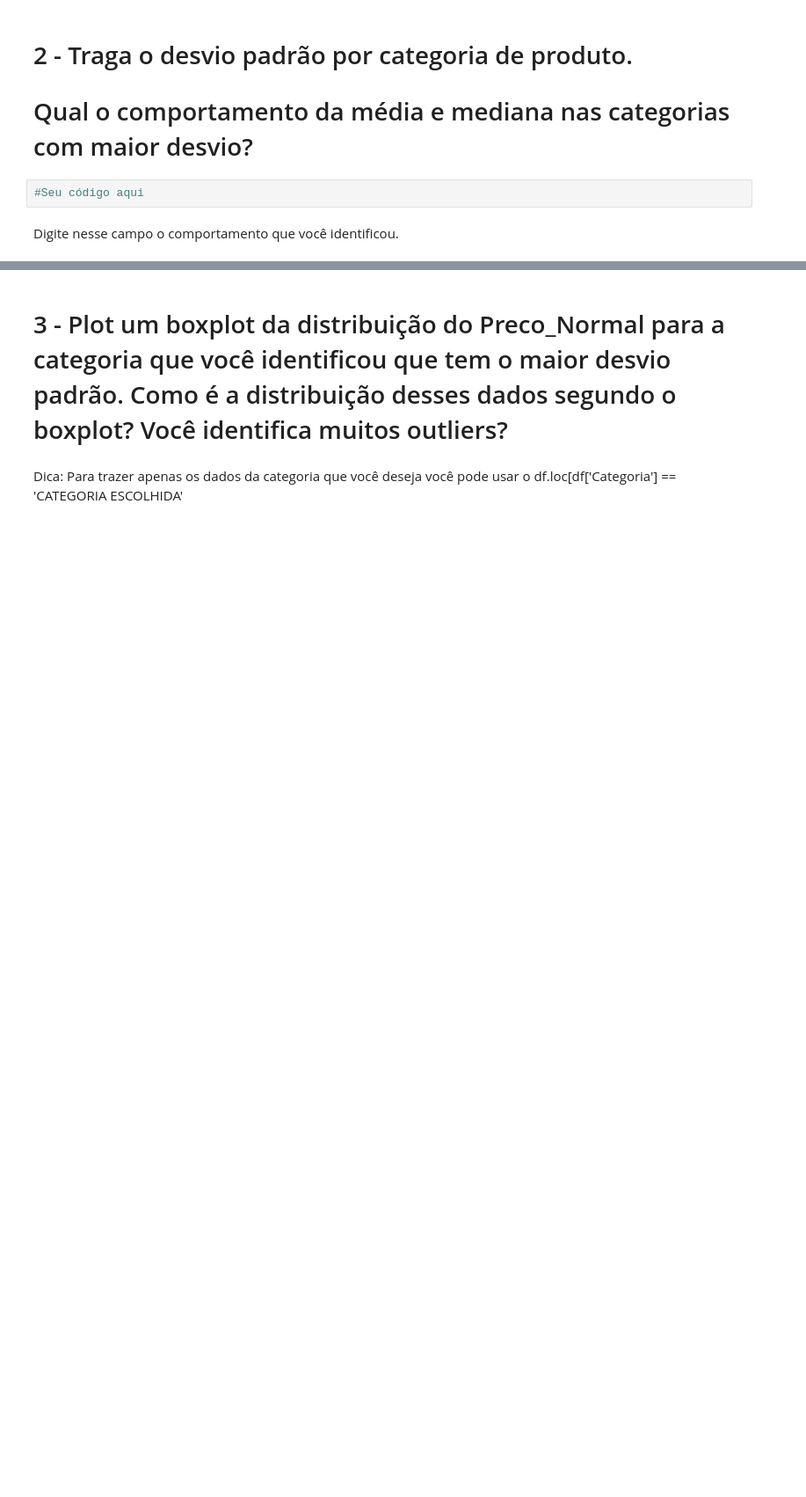
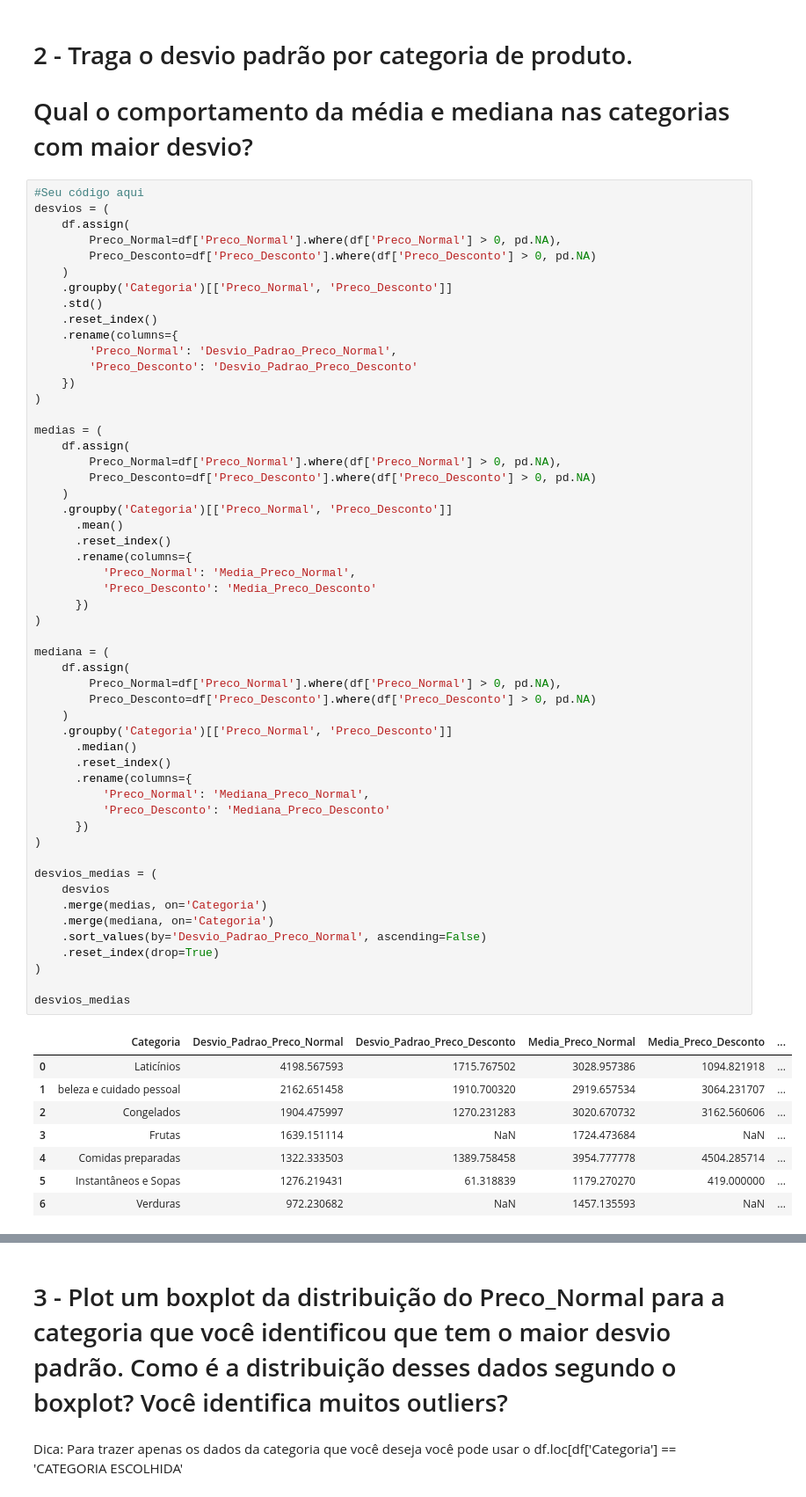
Before and after one commit to decknho/projeto-supermercado-EBAC, a Jupyter notebook: Profissao Cientista de Dados M13 Projeto.ipynb, the cells around one changed output, grey strips where cells are left out. Shown at 88% size. Saved outputs shown, nothing was run; the diff lists cells and outputs as text; blank space fills up the shorter version.

```diff
--- a/Profissao Cientista de Dados M13 Projeto.ipynb
+++ b/Profissao Cientista de Dados M13 Projeto.ipynb
@@ -70,7 +134,65 @@ Digite aqui as categorias:
 # %% [markdown]
 # 2 - Traga o desvio padrão por categoria de produto.
 # Qual o comportamento da média e mediana nas categorias com maior desvio?
-# %%
-#Seu código aqui
-# %% [markdown]
-Digite nesse campo o comportamento que você identificou.
+# %%
+#Seu código aqui
+desvios = (
+    df.assign(
+        Preco_Normal=df['Preco_Normal'].where(df['Preco_Normal'] > 0, pd.NA),
+        Preco_Desconto=df['Preco_Desconto'].where(df['Preco_Desconto'] > 0, pd.NA)
+    )
+    .groupby('Categoria')[['Preco_Normal', 'Preco_Desconto']]
+    .std()
+    .reset_index()
+    .rename(columns={
+        'Preco_Normal': 'Desvio_Padrao_Preco_Normal',
+        'Preco_Desconto': 'Desvio_Padrao_Preco_Desconto'
+    })
+)
+
+medias = (
+    df.assign(
+        Preco_Normal=df['Preco_Normal'].where(df['Preco_Normal'] > 0, pd.NA),
+        Preco_Desconto=df['Preco_Desconto'].where(df['Preco_Desconto'] > 0, pd.NA)
+    )
+    .groupby('Categoria')[['Preco_Normal', 'Preco_Desconto']]
+      .mean()
+      .reset_index()
+      .rename(columns={
+          'Preco_Normal': 'Media_Preco_Normal',
+          'Preco_Desconto': 'Media_Preco_Desconto'
+      })
+)
+
+mediana = (
+    df.assign(
+        Preco_Normal=df['Preco_Normal'].where(df['Preco_Normal'] > 0, pd.NA),
+        Preco_Desconto=df['Preco_Desconto'].where(df['Preco_Desconto'] > 0, pd.NA)
+    )
+    .groupby('Categoria')[['Preco_Normal', 'Preco_Desconto']]
+      .median()
+      .reset_index()
+      .rename(columns={
+          'Preco_Normal': 'Mediana_Preco_Normal',
+          'Preco_Desconto': 'Mediana_Preco_Desconto'
+      })
+)
+
+desvios_medias = (
+    desvios
+    .merge(medias, on='Categoria')
+    .merge(mediana, on='Categoria')
+    .sort_values(by='Desvio_Padrao_Preco_Normal', ascending=False)
+    .reset_index(drop=True)
+)
+
+desvios_medias
+# %% [output]
+|  | Categoria | Desvio_Padrao_Preco_Normal | Desvio_Padrao_Preco_Desconto | Media_Preco_Normal | Media_Preco_Desconto | ... |
+| 0 | Laticínios | 4198.567593 | 1715.767502 | 3028.957386 | 1094.821918 | ... |
+| 1 | beleza e cuidado pessoal | 2162.651458 | 1910.700320 | 2919.657534 | 3064.231707 | ... |
+| 2 | Congelados | 1904.475997 | 1270.231283 | 3020.670732 | 3162.560606 | ... |
+| 3 | Frutas | 1639.151114 | NaN | 1724.473684 | NaN | ... |
+| 4 | Comidas preparadas | 1322.333503 | 1389.758458 | 3954.777778 | 4504.285714 | ... |
+| 5 | Instantâneos e Sopas | 1276.219431 | 61.318839 | 1179.270270 | 419.000000 | ... |
+| 6 | Verduras | 972.230682 | NaN | 1457.135593 | NaN | ... |
```
Also changed, not shown: parts of 14 cells of this notebook, 2 other files.
